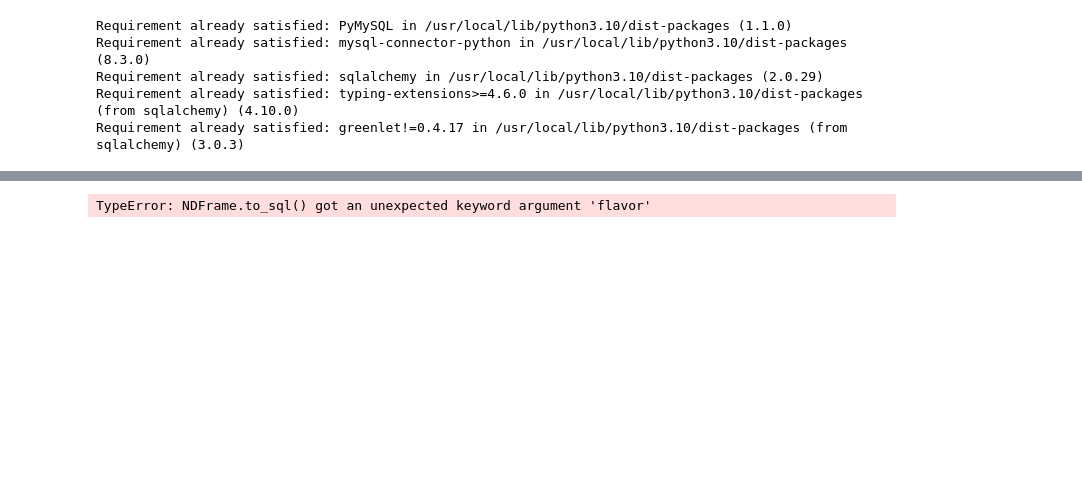
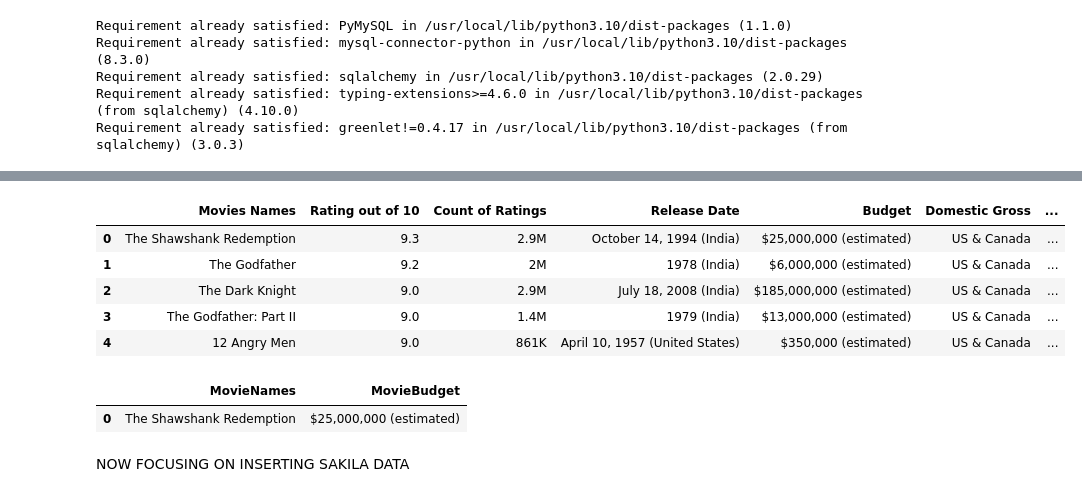
Before and after one commit to annikarichardson2024/Project1, a Jupyter notebook: SQL_Connect.ipynb, the cells around one changed output, grey strips where cells are left out. Saved outputs shown, nothing was run; the diff lists cells and outputs as text; code cells hidden in the pictures; blank space fills up the shorter version.

```diff
--- a/SQL_Connect.ipynb
+++ b/SQL_Connect.ipynb
@@ -81,10 +83,27 @@ df.loc[:,['Movies Names','Rating out of 10'] ]
 # %%
+# pulling sql into a Pandas DataFrame
+
 conn = pymysql.connect(host=host_name, user=user_id, password=pwd, database=db_name)
-cursor = conn.cursor()
+df3 = pd.read_sql("SELECT * FROM MovieBudgets;", conn)
 
-df.to_sql(con=conn, name='Movies', if_exists='replace', flavor='mysql')
+conn.close()
+df.head()
 # %% [output]
-TypeError: NDFrame.to_sql() got an unexpected keyword argument 'flavor'
+|  | Movies Names | Rating out of 10 | Count of Ratings | Release Date | Budget | Domestic Gross | ... |
+| 0 | The Shawshank Redemption | 9.3 | 2.9M | October 14, 1994 (India) | $25,000,000 (estimated) | US & Canada | ... |
+| 1 | The Godfather | 9.2 | 2M | 1978 (India) | $6,000,000 (estimated) | US & Canada | ... |
+| 2 | The Dark Knight | 9.0 | 2.9M | July 18, 2008 (India) | $185,000,000 (estimated) | US & Canada | ... |
+| 3 | The Godfather: Part II | 9.0 | 1.4M | 1979 (India) | $13,000,000 (estimated) | US & Canada | ... |
+| 4 | 12 Angry Men | 9.0 | 861K | April 10, 1957 (United States) | $350,000 (estimated) | US & Canada | ... |
+# %%
+# checking functionality of get_sqlalchemy_dataframe method on movie budgets table
+
+sql_query = "Select * from MovieBudgets;"
+df = get_sqlalchemy_dataframe(user_id, pwd, host_name, db_name, text(sql_query))
+df.head(10)
+# %% [output]
+|  | MovieNames | MovieBudget |
+| 0 | The Shawshank Redemption | $25,000,000 (estimated) |
 # %%
 from sqlalchemy import create_engine
 from sqlalchemy import text
@@ -112,0 +124,2 @@ insert_sqlalchemy_dataframe(user_id, pwd, host_name, db_name, df, 'Employees');
+# %% [markdown]
+NOW FOCUSING ON INSERTING SAKILA DATA
```
Also changed, not shown: parts of 17 cells of this notebook.
